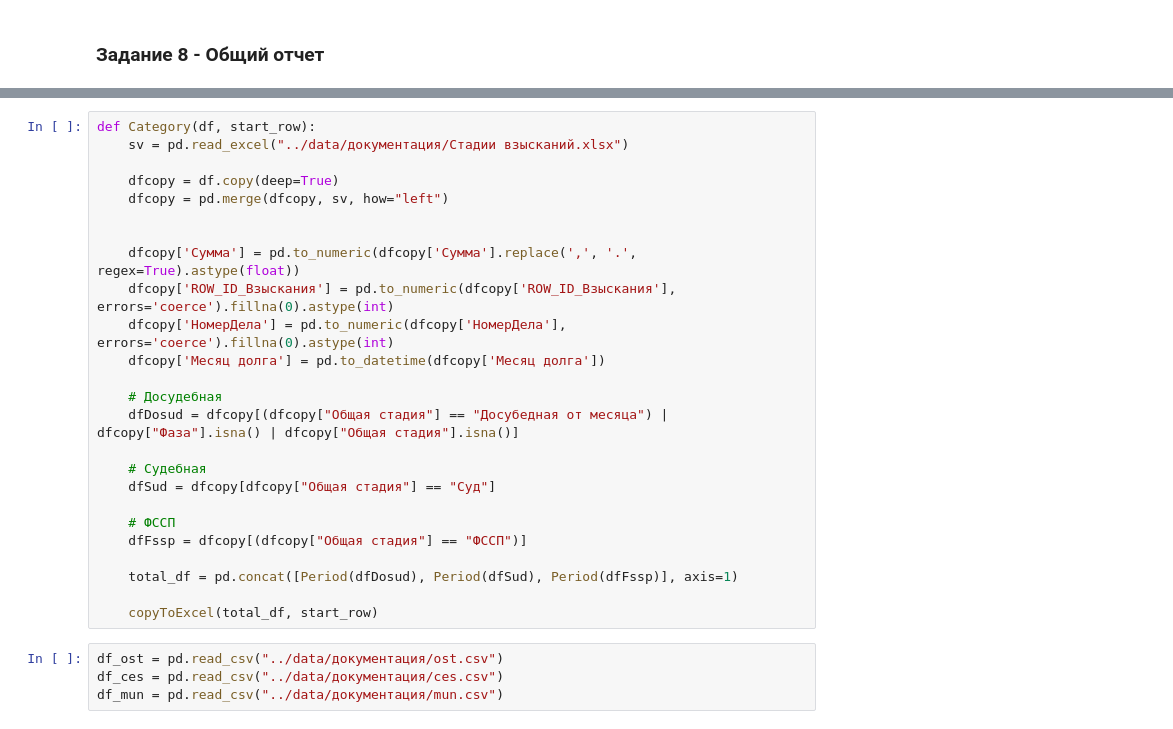
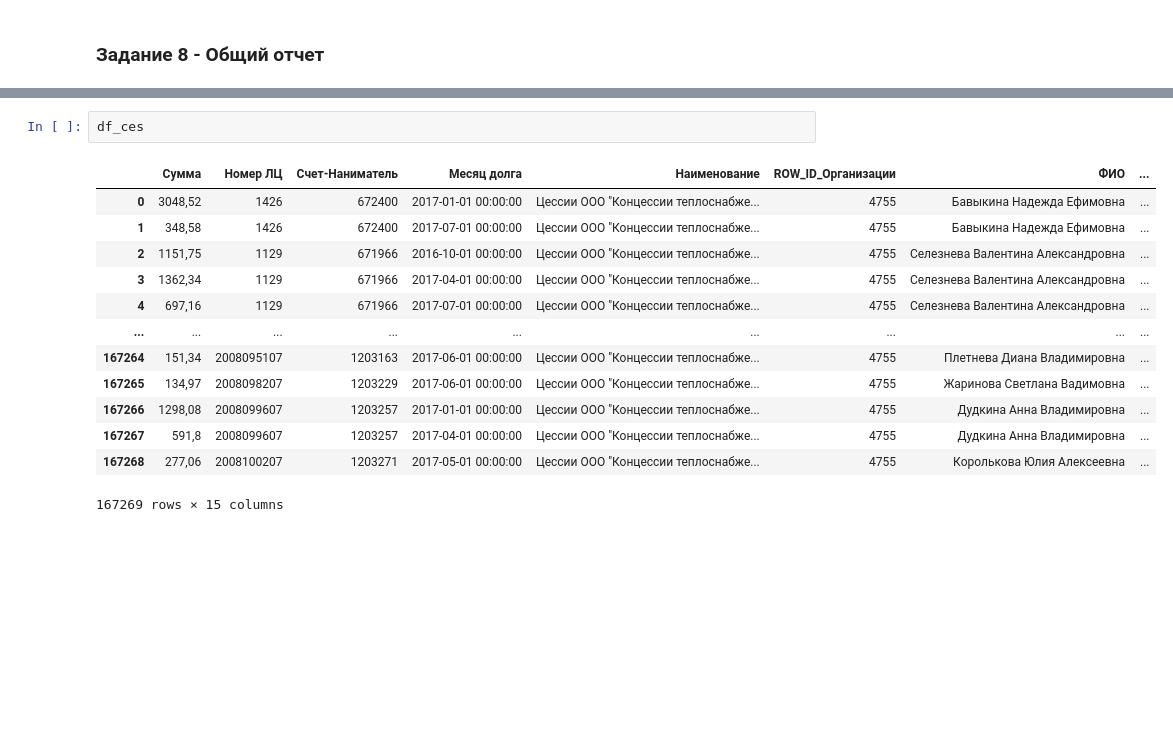
Before and after one commit to Neirohirurg/practice, a Jupyter notebook: src/test.ipynb, the cells around one changed output, grey strips where cells are left out. Drawn from its saved outputs; the diff is of its cells as text; blank space fills up the shorter version.

```diff
--- a/src/test.ipynb
+++ b/src/test.ipynb
@@ -182,31 +201,18 @@ def copyToExcel(df, start_row):
-# %%
-def Category(df, start_row):
-    sv = pd.read_excel("../data/документация/Стадии взысканий.xlsx")
-
-    dfcopy = df.copy(deep=True)
-    dfcopy = pd.merge(dfcopy, sv, how="left")
-
-
-    dfcopy['Сумма'] = pd.to_numeric(dfcopy['Сумма'].replace(',', '.', regex=True).astype(float))
-    dfcopy['ROW_ID_Взыскания'] = pd.to_numeric(dfcopy['ROW_ID_Взыскания'], errors='coerce').fillna(0).astype(int)
-    dfcopy['НомерДела'] = pd.to_numeric(dfcopy['НомерДела'], errors='coerce').fillna(0).astype(int)
-    dfcopy['Месяц долга'] = pd.to_datetime(dfcopy['Месяц долга'])
-
-    # Досудебная
-    dfDosud = dfcopy[(dfcopy["Общая стадия"] == "Досубедная от месяца") | dfcopy["Фаза"].isna() | dfcopy["Общая стадия"].isna()]
-
-    # Судебная
-    dfSud = dfcopy[dfcopy["Общая стадия"] == "Суд"]
-
-    # ФССП
-    dfFssp = dfcopy[(dfcopy["Общая стадия"] == "ФССП")]
-
-    total_df = pd.concat([Period(dfDosud), Period(dfSud), Period(dfFssp)], axis=1)
-
-    copyToExcel(total_df, start_row)
-# %%
-df_ost = pd.read_csv("../data/документация/ost.csv")
-df_ces = pd.read_csv("../data/документация/ces.csv")
-df_mun = pd.read_csv("../data/документация/mun.csv")
+# %%
+df_ces
+# %% [output]
+|  | Сумма | Номер ЛЦ | Счет-Наниматель | Месяц долга | Наименование | ROW_ID_Организации | ФИО | ... |
+| 0 | 3048,52 | 1426 | 672400 | 2017-01-01 00:00:00 | Цессии ООО "Концессии теплоснабже... | 4755 | Бавыкина Надежда Ефимовна | ... |
+| 1 | 348,58 | 1426 | 672400 | 2017-07-01 00:00:00 | Цессии ООО "Концессии теплоснабже... | 4755 | Бавыкина Надежда Ефимовна | ... |
+| 2 | 1151,75 | 1129 | 671966 | 2016-10-01 00:00:00 | Цессии ООО "Концессии теплоснабже... | 4755 | Селезнева Валентина Александровна | ... |
+| 3 | 1362,34 | 1129 | 671966 | 2017-04-01 00:00:00 | Цессии ООО "Концессии теплоснабже... | 4755 | Селезнева Валентина Александровна | ... |
+| 4 | 697,16 | 1129 | 671966 | 2017-07-01 00:00:00 | Цессии ООО "Концессии теплоснабже... | 4755 | Селезнева Валентина Александровна | ... |
+| ... | ... | ... | ... | ... | ... | ... | ... | ... |
+| 167264 | 151,34 | 2008095107 | 1203163 | 2017-06-01 00:00:00 | Цессии ООО "Концессии теплоснабже... | 4755 | Плетнева Диана Владимировна | ... |
+| 167265 | 134,97 | 2008098207 | 1203229 | 2017-06-01 00:00:00 | Цессии ООО "Концессии теплоснабже... | 4755 | Жаринова Светлана Вадимовна | ... |
+| 167266 | 1298,08 | 2008099607 | 1203257 | 2017-01-01 00:00:00 | Цессии ООО "Концессии теплоснабже... | 4755 | Дудкина Анна Владимировна | ... |
+| 167267 | 591,8 | 2008099607 | 1203257 | 2017-04-01 00:00:00 | Цессии ООО "Концессии теплоснабже... | 4755 | Дудкина Анна Владимировна | ... |
+| 167268 | 277,06 | 2008100207 | 1203271 | 2017-05-01 00:00:00 | Цессии ООО "Концессии теплоснабже... | 4755 | Королькова Юлия Алексеевна | ... |
+167269 rows × 15 columns
 # %%
 Category(df_ost, 17)
```
Also changed, not shown: parts of 34 cells of this notebook, 4 other files.
